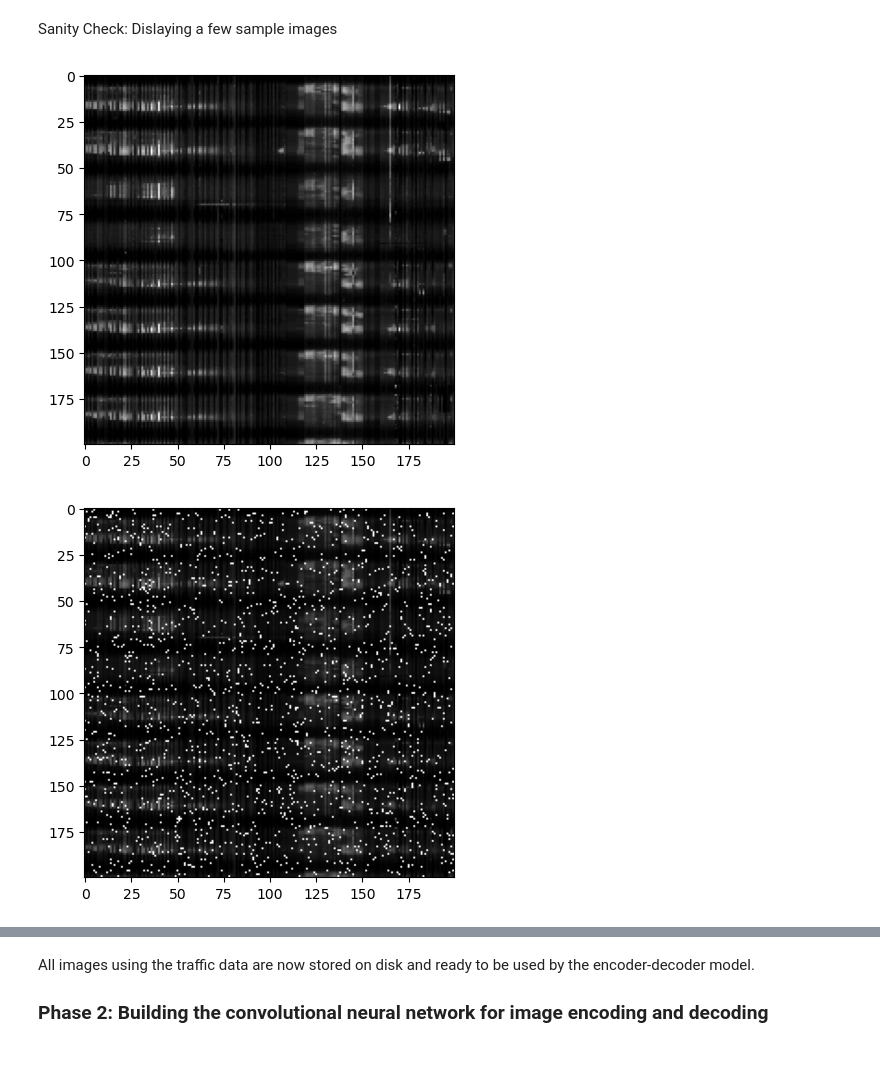
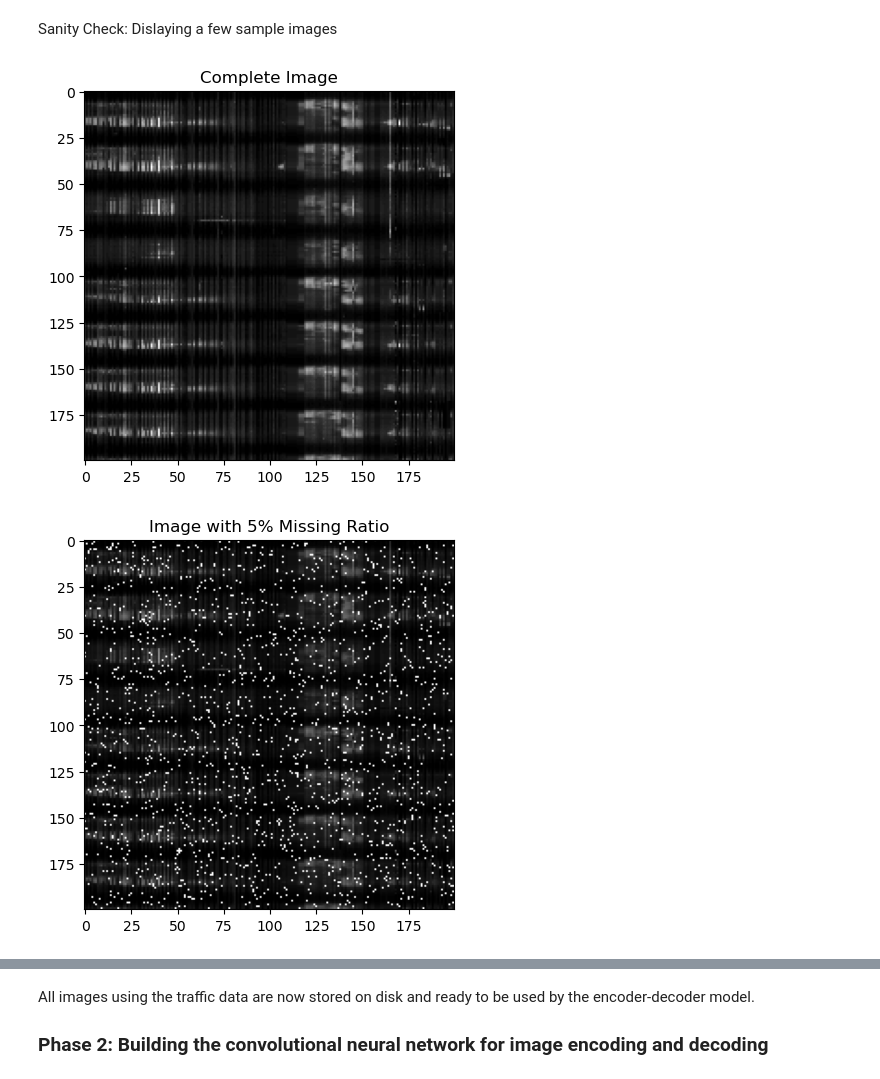
Before and after one commit to Evan-Callaghan/FieldsAcademy-NeuralNetworks, a Jupyter notebook: Project/Working/project_work_combined.ipynb, the cells around one changed output, grey strips where cells are left out. Saved outputs shown, nothing was run; the diff lists cells and outputs as text; code cells hidden in the pictures.

```diff
--- a/Project/Working/project_work_combined.ipynb
+++ b/Project/Working/project_work_combined.ipynb
@@ -241,23 +241,25 @@ imgs = read_many_disk(n_images)
 
 ## Plotting an example training image
 plt.imshow(imgs[99], cmap = 'gray')
+plt.title('Complete Image')
 plt.show()
 # %% [output]
-[figure, old version]
+[figure, new version]
 # %%
 ## Function to read n_images from disk
 def read_many_disk(n_images):
     images = []
     for image_id in range(n_images):
         images.append(np.array(Image.open(train_missing_dir_5 / f"{image_id}.png")))
     return images
 
 ## Reading in a samplle image
 n_images = 100
 imgs = read_many_disk(n_images)
 
 ## Plotting an example training image
 plt.imshow(imgs[99], cmap = 'gray')
+plt.title('Image with 5% Missing Ratio')
 plt.show()
 # %% [output]
-[figure, old version]
+[figure, new version]
```
Also changed, not shown: parts of 7 cells of this notebook.
